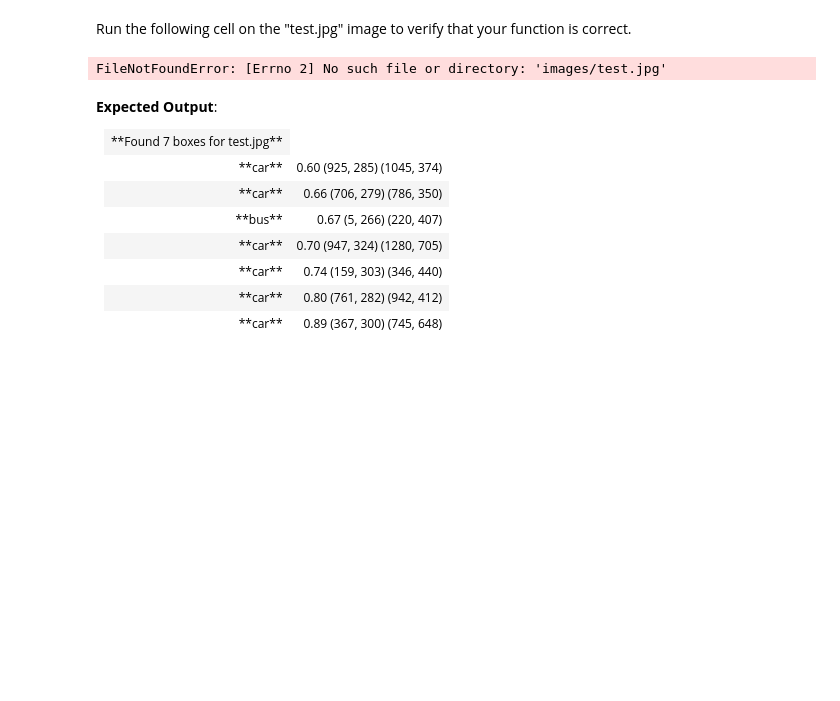
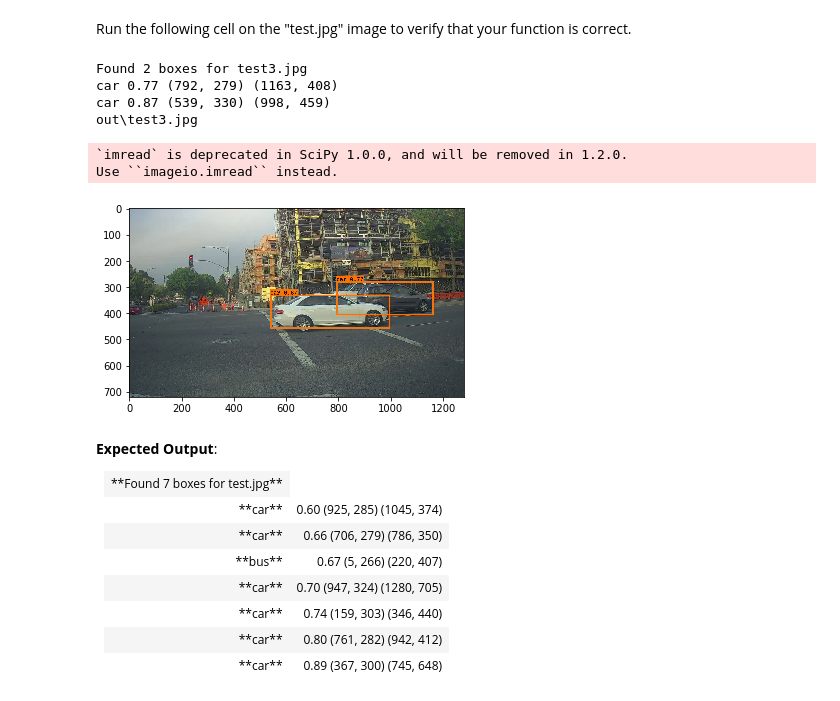
Before and after one commit to Devi1k/AndrewNg-DeepLearning, a Jupyter notebook: Lesson4/week3/Autonomous driving application - Car detection - v1.ipynb, the cells around one changed output. Drawn from its saved outputs; the diff is of its cells as text; code cells hidden in the pictures; blank space fills up the shorter version.

```diff
--- a/Lesson4/week3/Autonomous driving application - Car detection - v1.ipynb
+++ b/Lesson4/week3/Autonomous driving application - Car detection - v1.ipynb
@@ -682,7 +708,7 @@ def predict(sess, image_file):
     """
 
     # Preprocess your image
-    image, image_data = preprocess_image("images/" + image_file, model_image_size=(608, 608))
+    image, image_data = preprocess_image("testimg/" + image_file, model_image_size=(608, 608))
 
     # Run the session with the correct tensors and choose the correct placeholders in the feed_dict.
     # You'll need to use feed_dict={yolo_model.input: ... , K.learning_phase(): 0})
@@ -697,6 +723,7 @@ def predict(sess, image_file):
     # Draw bounding boxes on the image file
     draw_boxes(image, out_scores, out_boxes, out_classes, class_names, colors)
     # Save the predicted bounding box on the image
+    print(os.path.join("out", image_file))
     image.save(os.path.join("out", image_file), quality=90)
     # Display the results in the notebook
     output_image = scipy.misc.imread(os.path.join("out", image_file))
@@ -706,9 +733,15 @@ def predict(sess, image_file):
 # %% [markdown]
 Run the following cell on the "test.jpg" image to verify that your function is correct.
 # %%
-out_scores, out_boxes, out_classes = predict(sess, "test.jpg")
+out_scores, out_boxes, out_classes = predict(sess, "test3.jpg")
 # %% [output]
-FileNotFoundError: [Errno 2] No such file or directory: 'images/test.jpg'
+Found 2 boxes for test3.jpg
+car 0.77 (792, 279) (1163, 408)
+car 0.87 (539, 330) (998, 459)
+out\test3.jpg
+`imread` is deprecated in SciPy 1.0.0, and will be removed in 1.2.0.
+Use ``imageio.imread`` instead.
+[figure, added]
 # %% [markdown]
 **Expected Output**:
 
```
Also changed, not shown: parts of 6 cells of this notebook, 4 other files.
